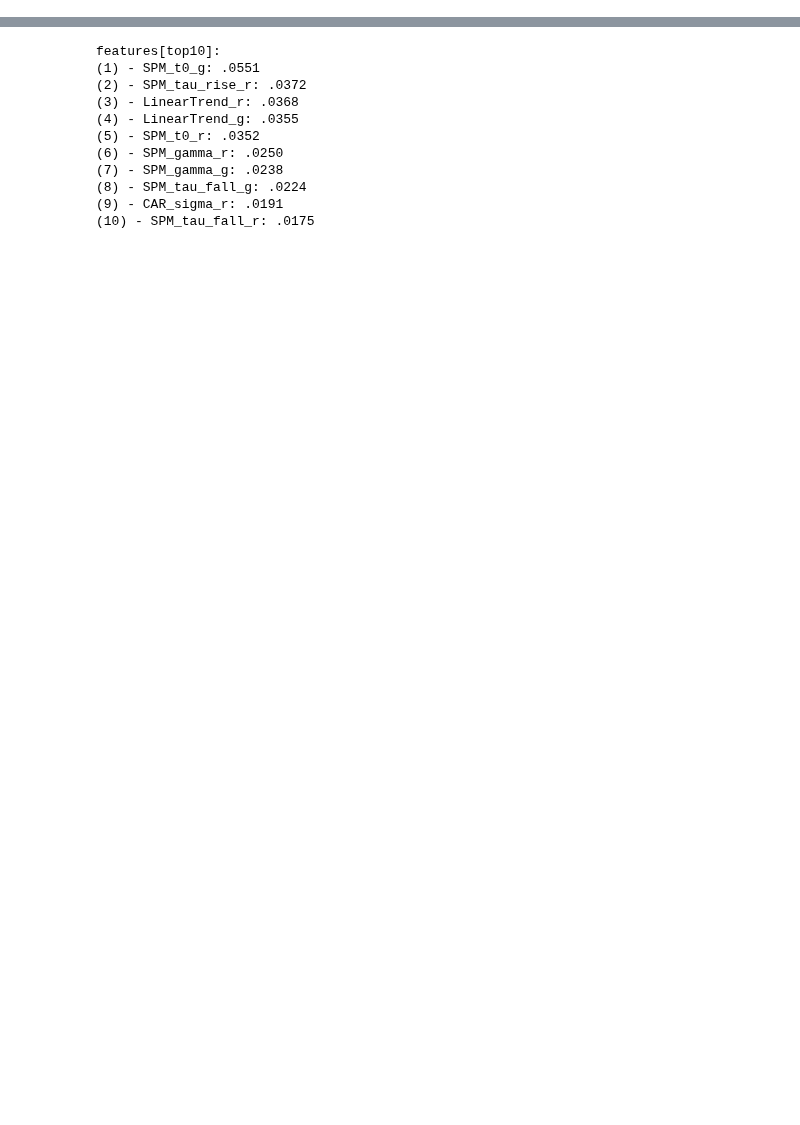
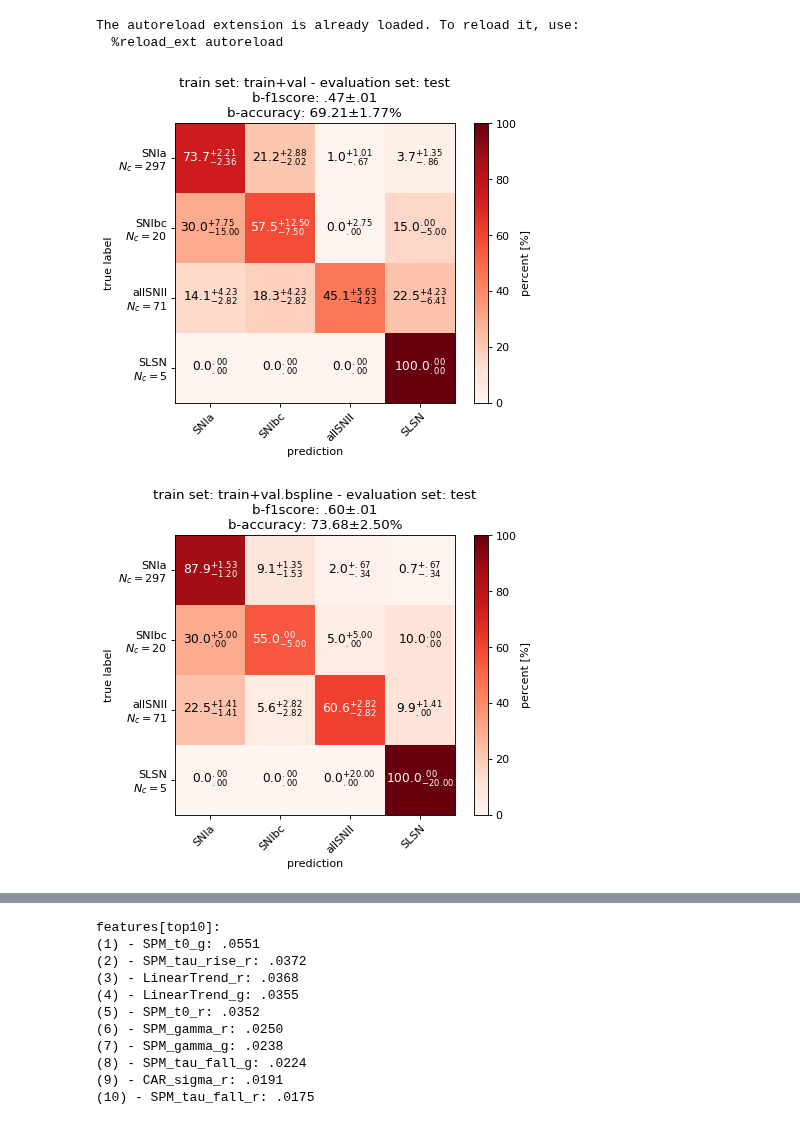
Before and after one commit to opimentel-github/astro-lightcurves-fats, a Jupyter notebook: experiments/random_forest.ipynb, the cells around one changed output, grey strips where cells are left out. Drawn from its saved outputs; the diff is of its cells as text; code cells hidden in the pictures; blank space fills up the shorter version.

```diff
--- a/experiments/random_forest.ipynb
+++ b/experiments/random_forest.ipynb
@@ -60,0 +99,36 @@ LCDataset:
+# %%
+%load_ext autoreload
+%autoreload 2
+from lcfats.classifiers import get_fitted_classifiers, evaluate_classifiers
+from flamingchoripan.cuteplots.cm_plots import plot_custom_confusion_matrix
+from flamingchoripan.datascience.statistics import XError
+import matplotlib.pyplot as plt
+
+results = {}
+max_model_ids = 50
+train_lcset_names = ['train+val', f'train+val.{method}']
+test_lcset_name = 'test'
+for train_lcset_name in train_lcset_names:
+#for train_lcset_name in ['train']:
+    load_rootdir = f'../save/{survey}/{cfilename}/features'
+    classifier_dict, model_ids = get_fitted_classifiers(lcdataset, train_lcset_name, load_rootdir, max_model_ids=max_model_ids)
+    results[train_lcset_name] = evaluate_classifiers(lcdataset, test_lcset_name, classifier_dict, model_ids, load_rootdir)
+
+    d = results[train_lcset_name]
+    lcset_name = d[model_ids[0]]['lcset_name']
+    class_names = d[model_ids[0]]['class_names']
+    cms = [d[id]['cm'][None] for id in model_ids]
+    f1score_xe = XError([d[id]['f1score'] for id in model_ids])
+    title = f'train set: {train_lcset_name} - evaluation set: {lcset_name}\n'
+    title += f'b-f1score: {f1score_xe}'
+    cm_kwargs = {
+        'title':title,
+        'figsize':(6,5),
+    }
+    fig, ax = plot_custom_confusion_matrix(np.concatenate(cms, axis=0), class_names, new_order_classes, **cm_kwargs)
+    plt.show()
+# %% [output]
+The autoreload extension is already loaded. To reload it, use:
+  %reload_ext autoreload
+[figure, added]
+[figure, added]
```
Also changed, not shown: parts of 5 cells of this notebook.
